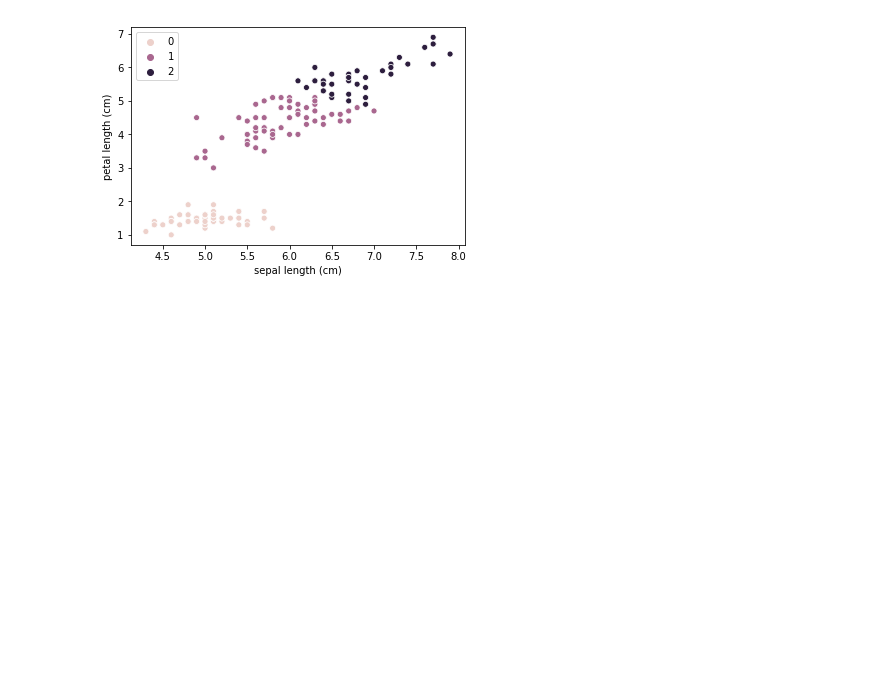
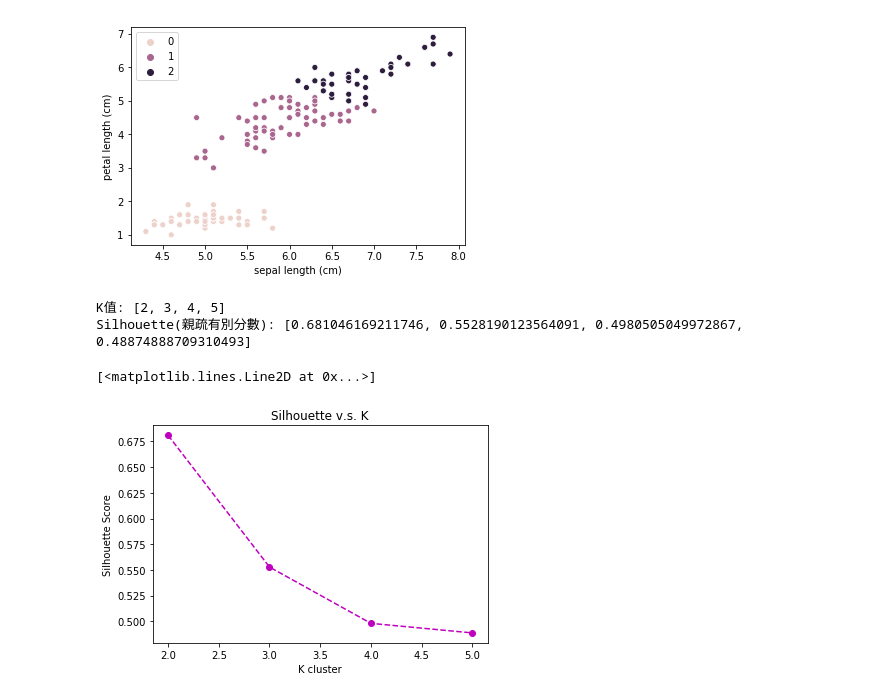
Before and after one commit to Elwing-Chou/ML1019, a Jupyter notebook: cluster.ipynb, the cells around one changed output. Cells and saved outputs as stored; diff of their text form; code cells hidden in the pictures; blank space fills up the shorter version.

```diff
--- a/cluster.ipynb
+++ b/cluster.ipynb
@@ -73,3 +73,26 @@ sns.scatterplot(df["sepal length (cm)"],
 # %% [output]
 <matplotlib.axes._subplots.AxesSubplot at 0x...>
 [figure]
+# %%
+from sklearn.metrics import silhouette_score
+xs = []
+ys = []
+for k in range(2, 6):
+    cluster = KMeans(n_clusters=k)
+    cluster.fit(iris["data"])
+    s = silhouette_score(iris["data"], cluster.labels_)
+    xs.append(k)
+    ys.append(s)
+print("K值:", xs)
+print("Silhouette(親疏有別分數):", ys)
+# %% [output]
+K值: [2, 3, 4, 5]
+Silhouette(親疏有別分數): [0.681046169211746, 0.5528190123564091, 0.4980505049972867, 0.48874888709310493]
+# %%
+plt.title("Silhouette v.s. K")
+plt.xlabel("K cluster")
+plt.ylabel("Silhouette Score")
+plt.plot(xs, ys, "o--m")
+# %% [output]
+[<matplotlib.lines.Line2D at 0x...>]
+[figure, added]
```
